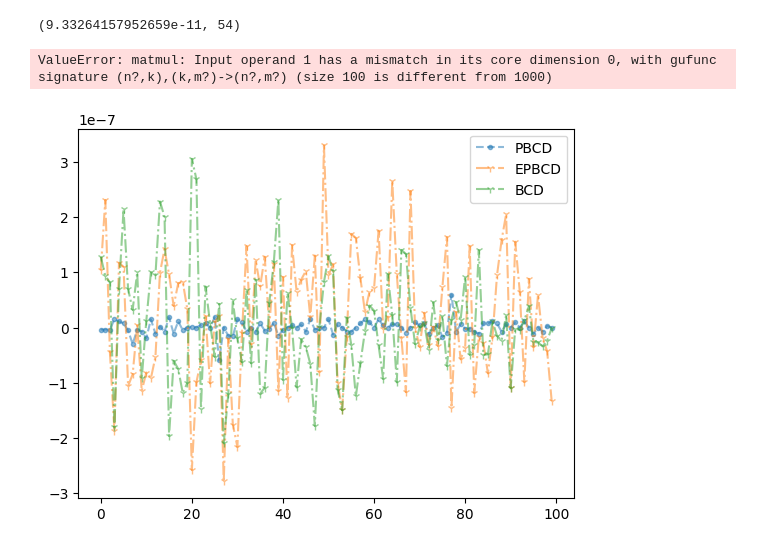
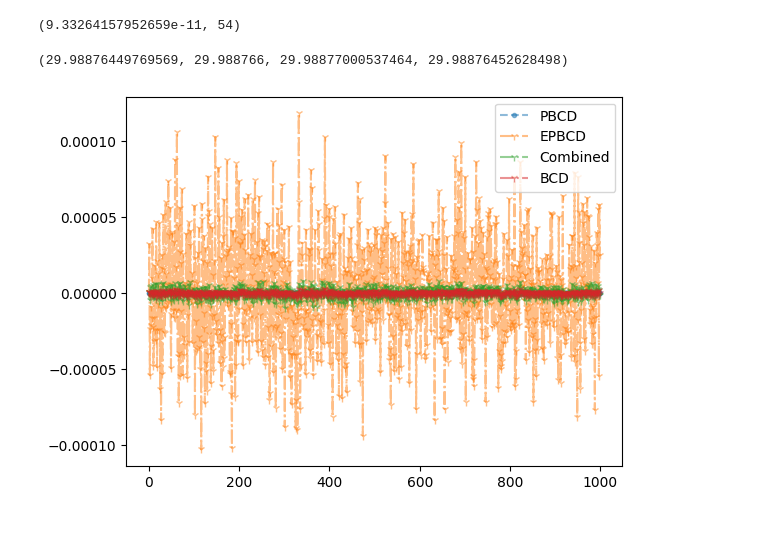
Before and after one commit to JamesYang007/adelie, a Jupyter notebook: research/parallel-bcd/parallel_bcd.ipynb, the cells around one changed output. Saved outputs shown, nothing was run; the diff lists cells and outputs as text; code cells hidden in the pictures.

```diff
--- a/research/parallel-bcd/parallel_bcd.ipynb
+++ b/research/parallel-bcd/parallel_bcd.ipynb
@@ -23,6 +23,6 @@ ols_pbcd_out[2:]
 # %% [output]
 (Array(5.820766e-11, dtype=float32), Array(3, dtype=int32, weak_type=True))
 # %%
-ols_epbcd_out = ols.ols_epbcd(X, y, n_batches=16, tol=1e-10)
+ols_epbcd_out = ols.ols_epbcd(X, y, n_batches=2, tol=1e-7, method='opt')
 ols_epbcd_out[2:]
 # %% [output]
@@ -46 +46,4 @@ ols_epbcd_out[2:]
 KeyboardInterrupt:
+# %%
+ols_combined_out = ols.ols_combined(X, y, n_batches=16, tol=1e-4, method='greedy')
+ols_combined_out[2:]
@@ -47,5 +69,5 @@ KeyboardInterrupt:
 # %%
-ols_bcd_out = ols.ols_bcd(X, y, tol=1e-10)
+ols_bcd_out = ols.ols_bcd(X, y, beta0=None, tol=1e-10)
 ols_bcd_out[2:]
 # %% [output]
 105.21047531473425
@@ -67,15 +89,16 @@ ols_bcd_out[2:]
 9.33264157952659e-11
 (9.33264157952659e-11, 54)
 # %%
-np.linalg.norm(y-X@ols_bcd_out[0]), np.linalg.norm(y-X@ols_pbcd_out[0]), np.linalg.norm(y-X@ols_epbcd_out[0])
+np.linalg.norm(y-X@ols_bcd_out[0]), np.linalg.norm(y-X@ols_pbcd_out[0]), np.linalg.norm(y-X@ols_epbcd_out[0]), np.linalg.norm(y-X@ols_combined_out[0])
 # %% [output]
-ValueError: matmul: Input operand 1 has a mismatch in its core dimension 0, with gufunc signature (n?,k),(k,m?)->(n?,m?) (size 100 is different from 1000)
+(29.98876449769569, 29.988766, 29.98877000537464, 29.98876452628498)
 # %%
 plt.plot(ols_pbcd_out[0]-beta_hat, label='PBCD', linestyle='--',  marker='.', alpha=0.5)
 plt.plot(ols_epbcd_out[0]-beta_hat, label='EPBCD', linestyle='-.', marker='1', alpha=0.5)
+plt.plot(ols_combined_out[0]-beta_hat, label='Combined', linestyle='-.', marker='1', alpha=0.5)
 plt.plot(ols_bcd_out[0]-beta_hat, label='BCD', linestyle='-.',  marker='1', alpha=0.5)
 #plt.plot(beta_hat, label='Truth', linestyle='-', color='red', marker='v', alpha=0.5)
 plt.legend()
 plt.show()
 # %% [output]
-[figure, old version]
+[figure, new version]
```
Also changed, not shown: parts of 2 cells of this notebook, 7 other files.
